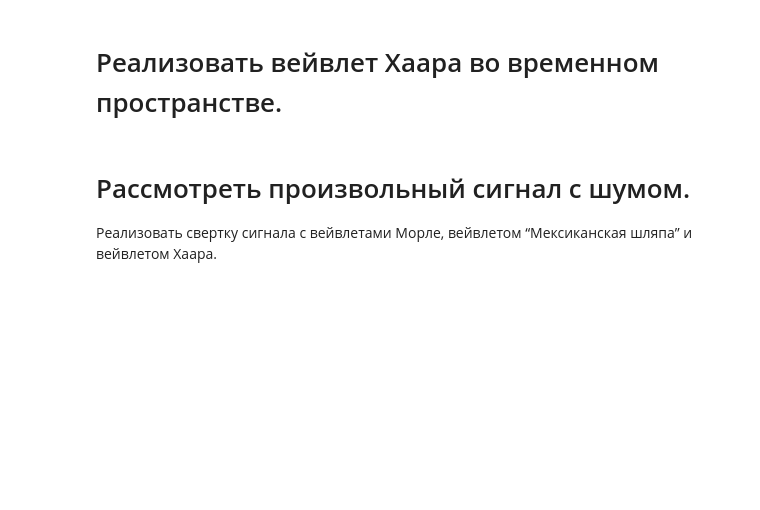
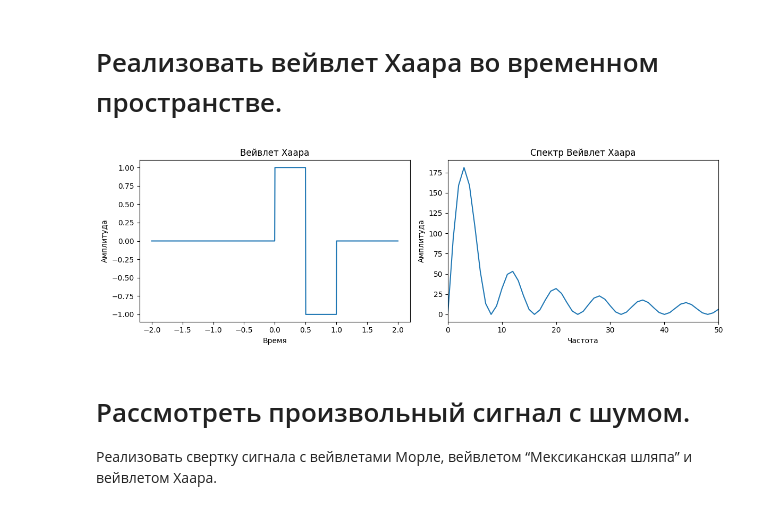
Before and after one commit to EmelyanovAlexey/digital_signal, a Jupyter notebook: lab_6.ipynb, the cells around one changed output. Saved outputs shown, nothing was run; the diff lists cells and outputs as text; code cells hidden in the pictures; blank space fills up the shorter version.

```diff
--- a/lab_6.ipynb
+++ b/lab_6.ipynb
@@ -60,6 +163,27 @@ plt.show()
 ![image.png](attachment:image.png)
 # %% [markdown]
 # Реализовать вейвлет Хаара во временном пространстве.
+# %%
+haar_t, haar_signal, hara_spectrum = get_hara_signal_and_spectr(-2, 2, 1000)
+
+plt.figure(figsize=(12, 4))
+plt.subplot(121)
+plt.plot(haar_t, haar_signal)
+plt.title('Вейвлет Хаара')
+plt.xlabel('Время')
+plt.ylabel('Амплитуда')
+
+plt.subplot(122)
+plt.plot(hara_spectrum)
+plt.title('Спектр Вейвлет Хаара')
+plt.xlabel('Частота')
+plt.ylabel('Амплитуда')
+plt.xlim(0, 50)
+plt.tight_layout()
+
+plt.show()
+# %% [output]
+[figure, added]
 # %% [markdown]
 # Рассмотреть произвольный сигнал с шумом.
 
```
Also changed, not shown: parts of 12 cells of this notebook, 6 other files.
